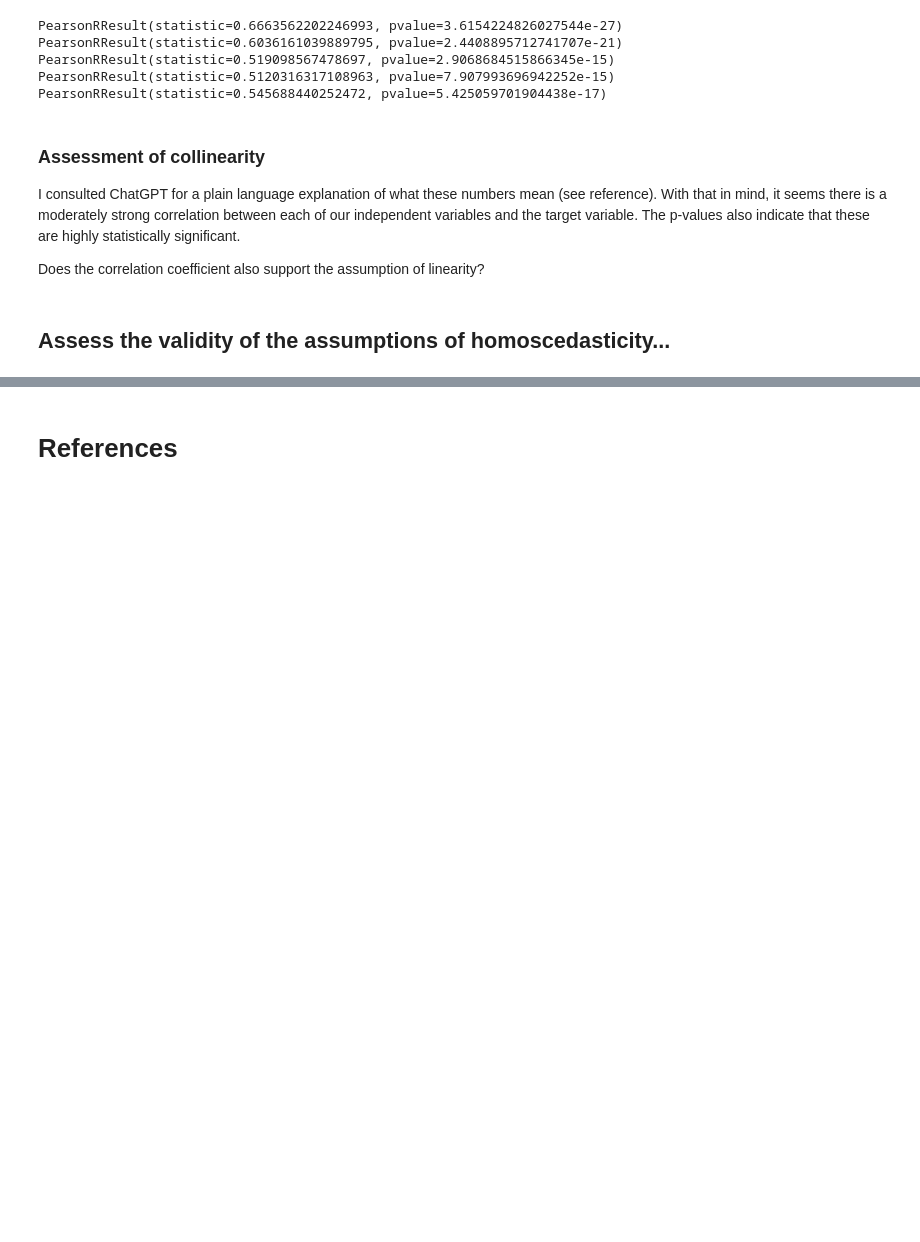
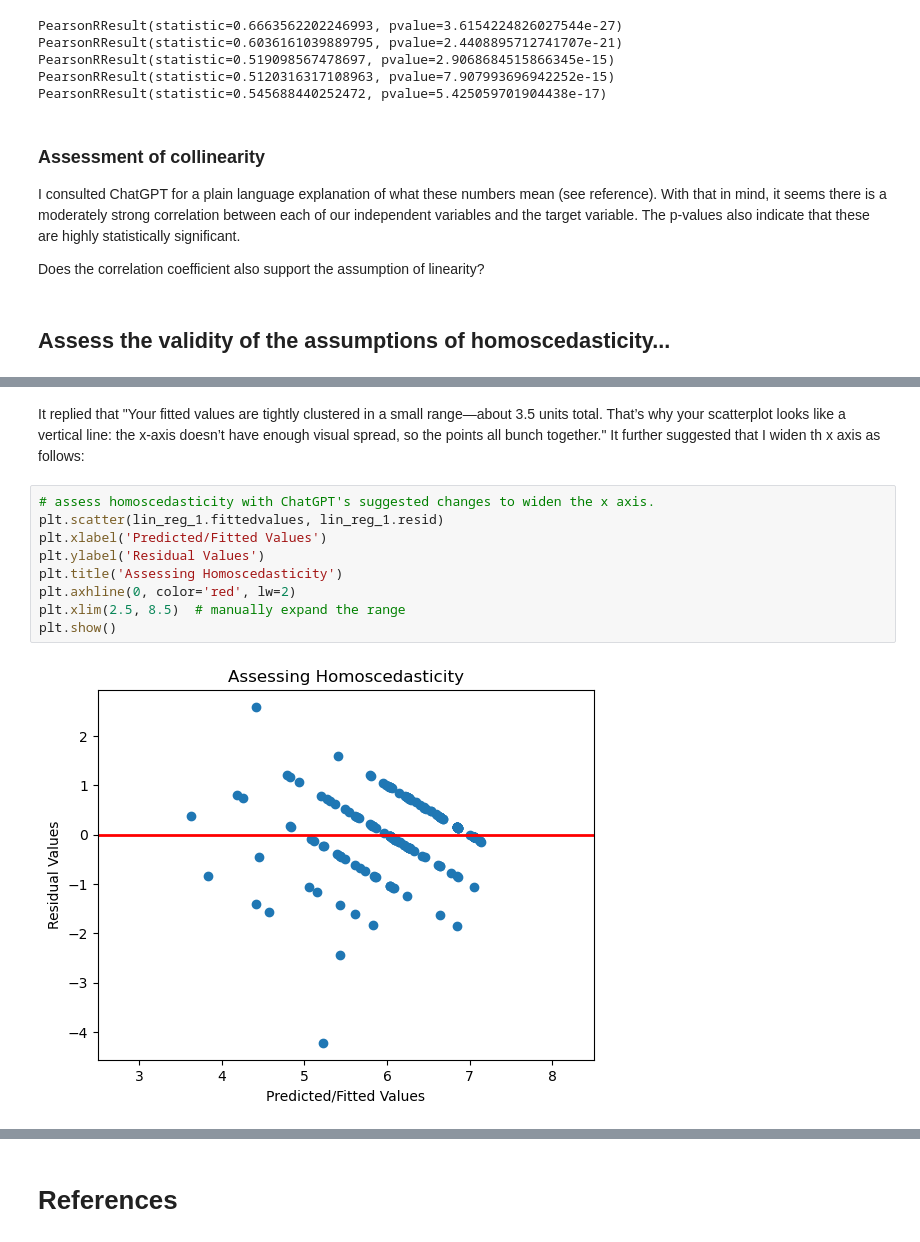
Before and after one commit to TheUltimateFishstick/week9labs, a Jupyter notebook: 09_Independent_Lab_Morgan.ipynb, the cells around one changed output, grey strips where cells are left out. Saved outputs shown, nothing was run; the diff lists cells and outputs as text; blank space fills up the shorter version.

```diff
--- a/09_Independent_Lab_Morgan.ipynb
+++ b/09_Independent_Lab_Morgan.ipynb
@@ -111,0 +143,13 @@ Does the correlation coefficient also support the assumption of linearity?
+# %% [markdown]
+It replied that "Your fitted values are tightly clustered in a small range—about 3.5 units total. That’s why your scatterplot looks like a vertical line: the x-axis doesn’t have enough visual spread, so the points all bunch together." It further suggested that I widen th x axis as follows:
+# %%
+# assess homoscedasticity with ChatGPT's suggested changes to widen the x axis.
+plt.scatter(lin_reg_1.fittedvalues, lin_reg_1.resid)
+plt.xlabel('Predicted/Fitted Values')
+plt.ylabel('Residual Values')
+plt.title('Assessing Homoscedasticity')
+plt.axhline(0, color='red', lw=2)
+plt.xlim(2.5, 8.5)  # manually expand the range
+plt.show()
+# %% [output]
+[figure, added]
```
Also changed, not shown: parts of 18 cells of this notebook, 2 other files.
